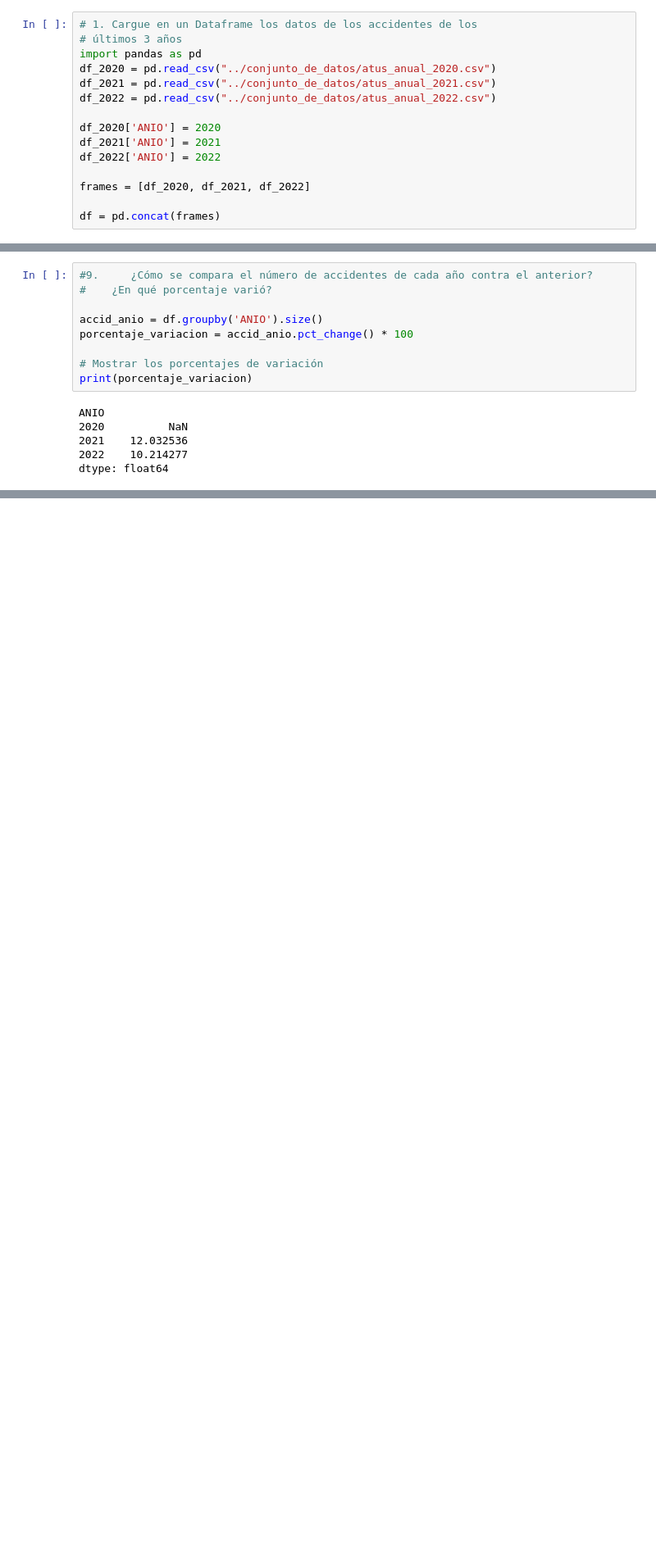
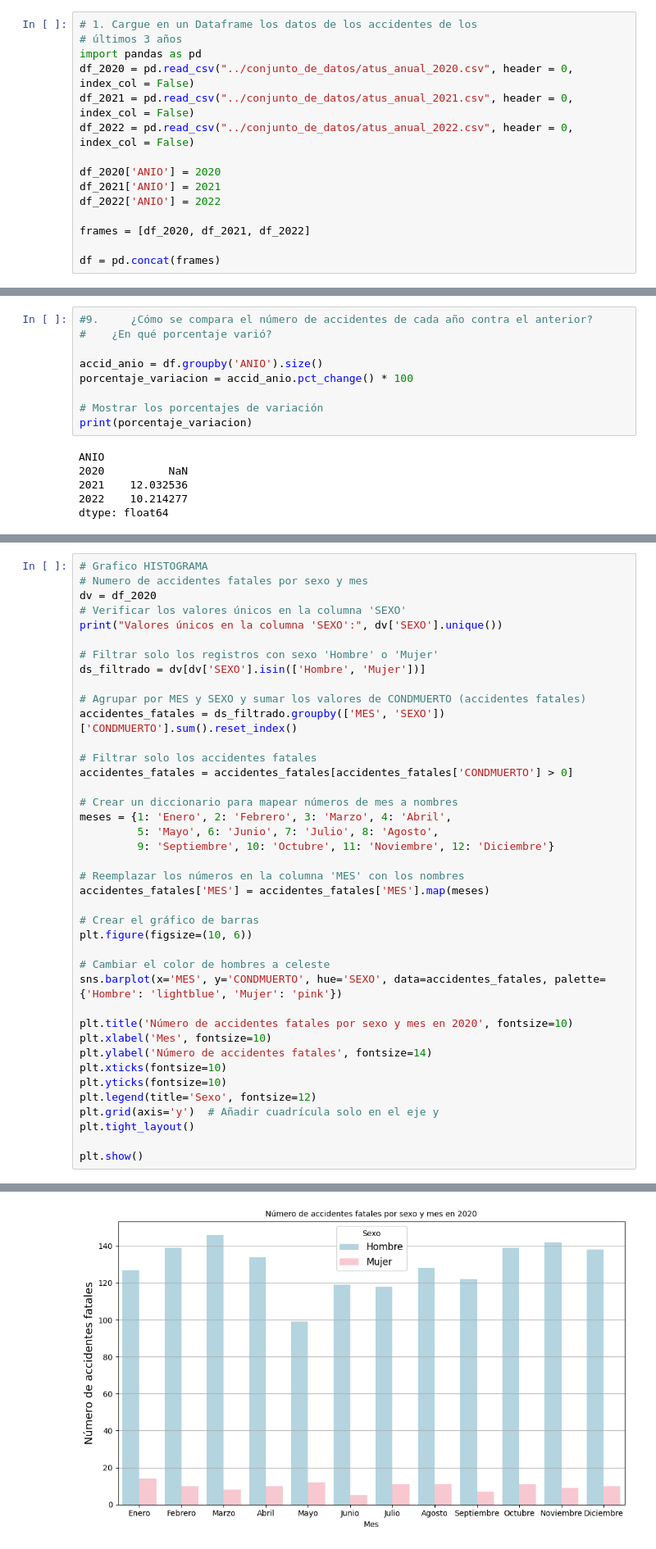
Before and after one commit to am-yo-ga-ma/An-lisis-de-ATUS, a Jupyter notebook: analytics/code.ipynb, the cells around one changed output, grey strips where cells are left out. Shown at 82% size. Cells and saved outputs as stored; diff of their text form; blank space fills up the shorter version.

```diff
--- a/analytics/code.ipynb
+++ b/analytics/code.ipynb
@@ -2,9 +2,9 @@
 # 1. Cargue en un Dataframe los datos de los accidentes de los
 # últimos 3 años
 import pandas as pd
-df_2020 = pd.read_csv("../conjunto_de_datos/atus_anual_2020.csv")
-df_2021 = pd.read_csv("../conjunto_de_datos/atus_anual_2021.csv")
-df_2022 = pd.read_csv("../conjunto_de_datos/atus_anual_2022.csv")
+df_2020 = pd.read_csv("../conjunto_de_datos/atus_anual_2020.csv", header = 0, index_col = False)
+df_2021 = pd.read_csv("../conjunto_de_datos/atus_anual_2021.csv", header = 0, index_col = False)
+df_2022 = pd.read_csv("../conjunto_de_datos/atus_anual_2022.csv", header = 0, index_col = False)
 
 df_2020['ANIO'] = 2020
 df_2021['ANIO'] = 2021
@@ -305,0 +314,41 @@ dtype: float64
+# %%
+# Grafico HISTOGRAMA
+# Numero de accidentes fatales por sexo y mes
+dv = df_2020
+# Verificar los valores únicos en la columna 'SEXO'
+print("Valores únicos en la columna 'SEXO':", dv['SEXO'].unique())
+
+# Filtrar solo los registros con sexo 'Hombre' o 'Mujer'
+ds_filtrado = dv[dv['SEXO'].isin(['Hombre', 'Mujer'])]
+
+# Agrupar por MES y SEXO y sumar los valores de CONDMUERTO (accidentes fatales)
+accidentes_fatales = ds_filtrado.groupby(['MES', 'SEXO'])['CONDMUERTO'].sum().reset_index()
+
+# Filtrar solo los accidentes fatales
+accidentes_fatales = accidentes_fatales[accidentes_fatales['CONDMUERTO'] > 0]
+
+# Crear un diccionario para mapear números de mes a nombres
+meses = {1: 'Enero', 2: 'Febrero', 3: 'Marzo', 4: 'Abril',
+         5: 'Mayo', 6: 'Junio', 7: 'Julio', 8: 'Agosto',
+         9: 'Septiembre', 10: 'Octubre', 11: 'Noviembre', 12: 'Diciembre'}
+
+# Reemplazar los números en la columna 'MES' con los nombres
+accidentes_fatales['MES'] = accidentes_fatales['MES'].map(meses)
+
+# Crear el gráfico de barras
+plt.figure(figsize=(10, 6))
+
+# Cambiar el color de hombres a celeste
+sns.barplot(x='MES', y='CONDMUERTO', hue='SEXO', data=accidentes_fatales, palette={'Hombre': 'lightblue', 'Mujer': 'pink'})
+
+plt.title('Número de accidentes fatales por sexo y mes en 2020', fontsize=10)
+plt.xlabel('Mes', fontsize=10)
+plt.ylabel('Número de accidentes fatales', fontsize=14)
+plt.xticks(fontsize=10)
+plt.yticks(fontsize=10)
+plt.legend(title='Sexo', fontsize=12)
+plt.grid(axis='y')  # Añadir cuadrícula solo en el eje y
+plt.tight_layout()
+
+plt.show()
+# %% [output]
@@ -305,0 +356 @@ dtype: float64
+[figure, added]
```
Also changed, not shown: parts of 11 cells of this notebook.
